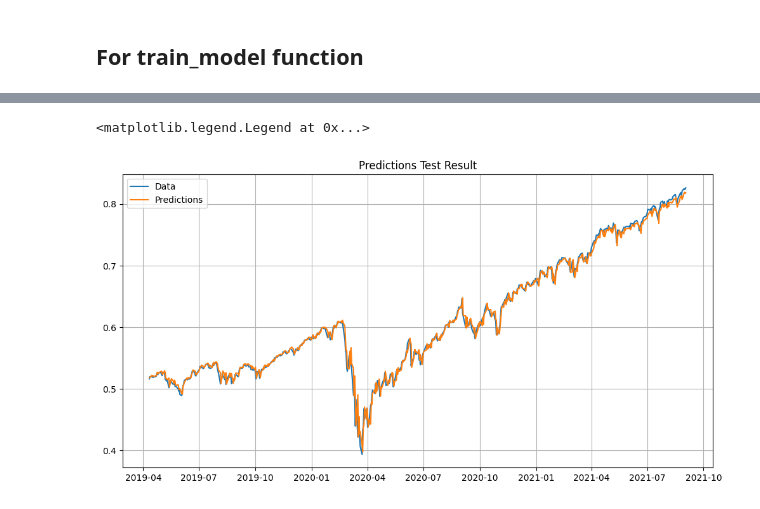
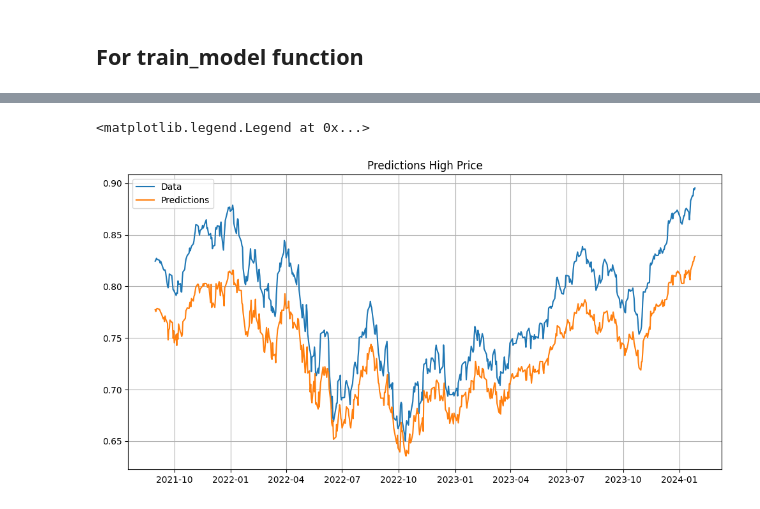
Before and after one commit to BoykoPetevBoev/Stock-Market-Prediction, a Jupyter notebook: src/models/lstm_v2/lstm_model.ipynb, the cells around one changed output, grey strips where cells are left out. Drawn from its saved outputs; the diff is of its cells as text; code cells hidden in the pictures.

Commit message:
DR: Create lstm model v2

```diff
--- a/src/models/lstm_v2/lstm_model.ipynb
+++ b/src/models/lstm_v2/lstm_model.ipynb
@@ -43,14 +43,17 @@ train, test, predict = get_lstm_data()
 
 x_train = train['x']
 y_train = train['y']
-dates_train = train['dates']
+x_dates_train = train['x_dates']
+y_dates_train = train['y_dates']
 
 x_test = test['x']
 y_test = test['y']
-dates_test = test['dates']
+x_dates_test = test['x_dates']
+y_dates_test = test['y_dates']
 
 x_predict = predict['x']
 y_predict = predict['y']
-dates_predict = predict['dates']
+x_dates_predict = predict['x_dates']
+y_dates_predict = predict['y_dates']
 # %%
 plt = config_chart('Model Data')
@@ -93,0 +97,3 @@ Text(0, 0.5, 'Value')
+# %%
+model.save('./models/lstm_v2/lstm_model_v2')
+model = tf.keras.models.load_model('./models/lstm_v2/lstm_model_v2')
@@ -110,8 +129,8 @@ predictions = model.predict(x_test)
 # %%
-plt = config_chart('Predictions Test Result')
-plt.plot(dates_test, y_test)
-plt.plot(dates_test, predictions)
+plt = config_chart('Predictions High Price')
+plt.plot(y_dates_predict[:, 0], y_predict[:, 0, 1])
+plt.plot(y_dates_predict[:, 0], predictions[:, 0, 1])
 plt.legend(['Data', 'Predictions'])
 # %% [output]
 <matplotlib.legend.Legend at 0x...>
-[figure, old version]
+[figure, new version]
```
Also changed, not shown: parts of 16 cells of this notebook, 11 other files.
